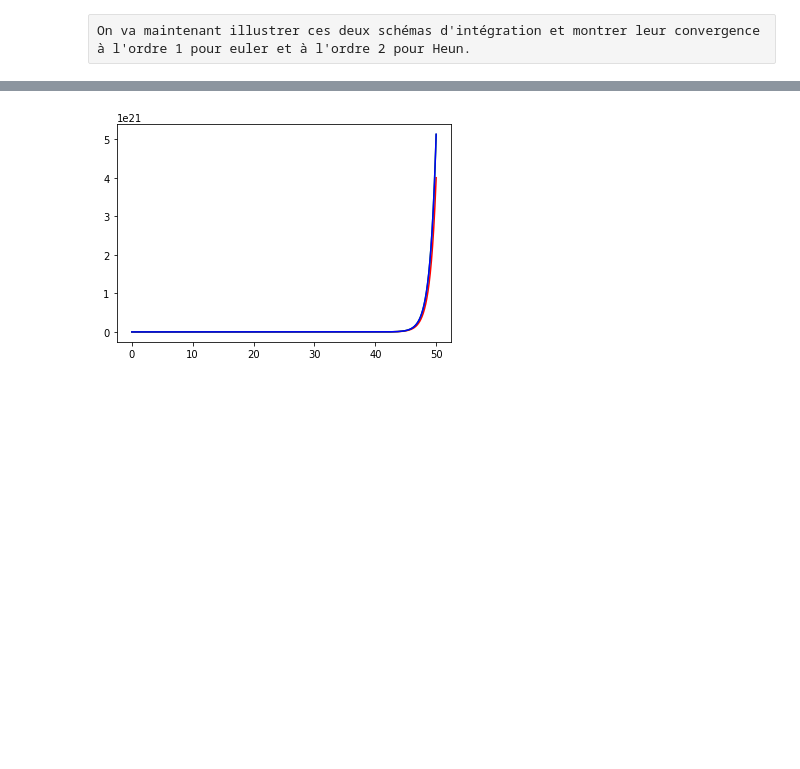
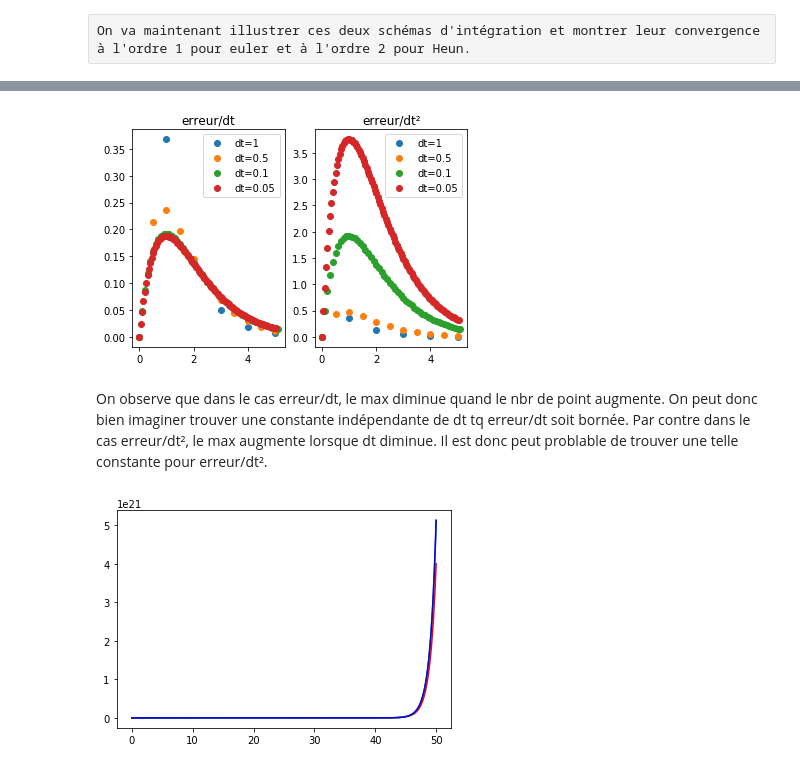
Before and after one commit to BenjaminPiet/Projet-Equa-Diff, a Jupyter notebook: Equa_diff.ipynb, the cells around one changed output, grey strips where cells are left out. Saved outputs shown, nothing was run; the diff lists cells and outputs as text; code cells hidden in the pictures; blank space fills up the shorter version.

```diff
--- a/Equa_diff.ipynb
+++ b/Equa_diff.ipynb
@@ -40,3 +54,25 @@ On va maintenant illustrer ces deux schémas d'intégration et montrer leur conv
+# %%
+def f_reel(x,t):
+    return np.exp(-t)
+
+Dt=[1,0.5,0.1,0.05,]
+fig, axes=plt.subplots(1,2)
+
+for dt in Dt:
+    T,X=solve_euler_explicit(f,t0,tf,x0,dt)
+    X_reel=f_reel(X,T)
+    erreur=np.abs(X_reel-X)
+    axes[0].plot(T,erreur/dt,'o', label=f'dt={dt}')
+    axes[0].legend()
+    axes[0].set_title('erreur/dt')
+    axes[1].plot(T,erreur/dt**2,'o',label=f'dt={dt}')
+    axes[1].legend()
+    axes[1].set_title('erreur/dt²')
+plt.show()
+# %% [output]
+[figure, added]
+# %% [markdown]
+On observe que dans le cas erreur/dt, le max diminue quand le nbr de point augmente. On peut donc bien imaginer trouver une constante indépendante de dt tq erreur/dt soit bornée. Par contre dans le cas erreur/dt², le max augmente lorsque dt diminue. Il est donc peut problable de trouver une telle constante pour erreur/dt².
 # %%
 def f1(x) :
     return x
```
Also changed, not shown: parts of 3 cells of this notebook.
